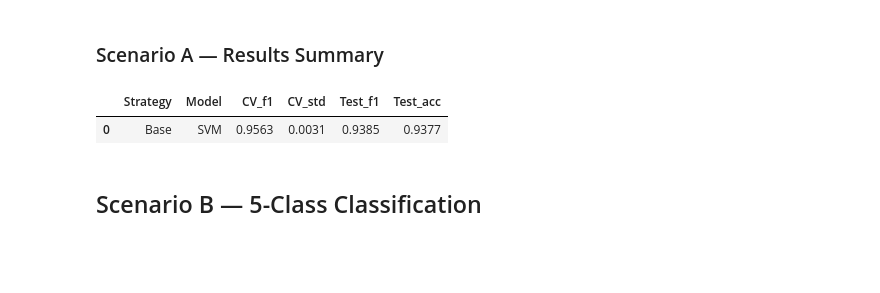
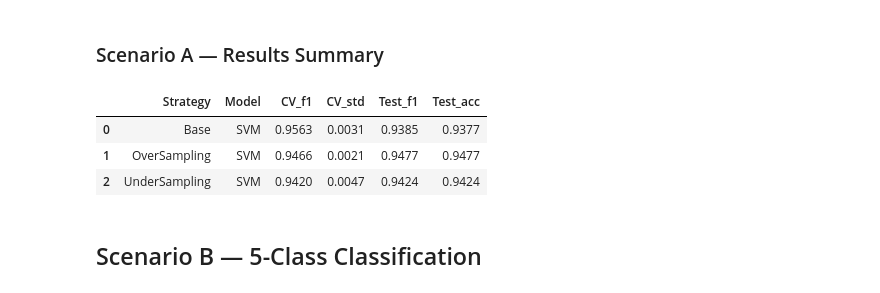
Before and after one commit to diogvasc/projetoAC, a Jupyter notebook: projetoACfinal.ipynb, the cells around one changed output. Saved outputs shown, nothing was run; the diff lists cells and outputs as text; code cells hidden in the pictures; blank space fills up the shorter version.

Commit message:
Added Over and Under sampling on SVM, and graphs

```diff
--- a/projetoACfinal.ipynb
+++ b/projetoACfinal.ipynb
@@ -449,7 +449,7 @@ Train class dist: {0: 3300, 1: 8700}
 # %% [markdown]
 #### SVM
 # %%
-results_A_svm = train_evaluate_svm(
+res_svm_A_base = train_evaluate_svm(
     X_scaled, y_A,
     scenario_name='Scenario A - Binary (no stress vs stress)',
     kernel='rbf',
@@ -562,0 +565,7 @@ Class dist: {0: 8700, 1: 8700}
+# %%
+res_svm_A_over = train_evaluate_svm(
+    X_over_A, y_over_A,
+    scenario_name='Scenario A - Binary (no stress vs stress) | OverSampling',
+    kernel='rbf',
+    C=1
+)
@@ -618,0 +649,7 @@ Class dist: {0: 3300, 1: 3300}
+# %%
+res_svm_A_under = train_evaluate_svm(
+    X_under_A, y_under_A,
+    scenario_name='Scenario A - Binary (no stress vs stress)| UnderSampling',
+    kernel='rbf',
+    C=1
+)
@@ -664,18 +720,22 @@ weighted avg       0.94      0.94      0.94      3000
 ### Scenario A — Results Summary
 # %%
 results_A = pd.DataFrame([
-    {'Strategy': 'Base',          'Model': 'Naive Bayes', 'CV_f1': res_nb_A_base[0],   'CV_std': res_nb_A_base[1],   'Test_f1': res_nb_A_base[2],   'Test_acc': res_nb_A_base[3]},
-    {'Strategy': 'Base',          'Model': 'MLP',         'CV_f1': res_mlp_A_base[0],  'CV_std': res_mlp_A_base[1],  'Test_f1': res_mlp_A_base[2],  'Test_acc': res_mlp_A_base[3]},
-    {'Strategy': 'Base',          'Model': 'SVM',         'CV_f1': results_A_svm['cv_mean'], 'CV_std': results_A_svm['cv_std'], 'Test_f1': results_A_svm['f1'], 'Test_acc': results_A_svm['accuracy']},
-    {'Strategy': 'OverSampling',  'Model': 'Naive Bayes', 'CV_f1': res_nb_A_over[0],   'CV_std': res_nb_A_over[1],   'Test_f1': res_nb_A_over[2],   'Test_acc': res_nb_A_over[3]},
-    {'Strategy': 'OverSampling',  'Model': 'MLP',         'CV_f1': res_mlp_A_over[0],  'CV_std': res_mlp_A_over[1],  'Test_f1': res_mlp_A_over[2],  'Test_acc': res_mlp_A_over[3]},
-    {'Strategy': 'UnderSampling', 'Model': 'Naive Bayes', 'CV_f1': res_nb_A_under[0],  'CV_std': res_nb_A_under[1],  'Test_f1': res_nb_A_under[2],  'Test_acc': res_nb_A_under[3]},
-    {'Strategy': 'UnderSampling', 'Model': 'MLP',         'CV_f1': res_mlp_A_under[0], 'CV_std': res_mlp_A_under[1], 'Test_f1': res_mlp_A_under[2], 'Test_acc': res_mlp_A_under[3]},
+  {'Strategy': 'Base',          'Model': 'SVM', 'CV_f1': res_svm_A_base['cv_mean'],  'CV_std': res_svm_A_base['cv_std'],  'Test_f1': res_svm_A_base['f1'],  'Test_acc': res_svm_A_base['accuracy']},
+  {'Strategy': 'Base',          'Model': 'Naive Bayes', 'CV_f1': res_nb_A_base[0],   'CV_std': res_nb_A_base[1],   'Test_f1': res_nb_A_base[2],   'Test_acc': res_nb_A_base[3]},
+  {'Strategy': 'Base',          'Model': 'MLP',         'CV_f1': res_mlp_A_base[0],  'CV_std': res_mlp_A_base[1],  'Test_f1': res_mlp_A_base[2],  'Test_acc': res_mlp_A_base[3]},
+  {'Strategy': 'OverSampling',  'Model': 'SVM', 'CV_f1': res_svm_A_over['cv_mean'],  'CV_std': res_svm_A_over['cv_std'],  'Test_f1': res_svm_A_over['f1'],  'Test_acc': res_svm_A_over['accuracy']},
+  {'Strategy': 'OverSampling',  'Model': 'Naive Bayes', 'CV_f1': res_nb_A_over[0],   'CV_std': res_nb_A_over[1],   'Test_f1': res_nb_A_over[2],   'Test_acc': res_nb_A_over[3]},
+  {'Strategy': 'OverSampling',  'Model': 'MLP',         'CV_f1': res_mlp_A_over[0],  'CV_std': res_mlp_A_over[1],  'Test_f1': res_mlp_A_over[2],  'Test_acc': res_mlp_A_over[3]},
+  {'Strategy': 'UnderSampling', 'Model': 'SVM', 'CV_f1': res_svm_A_under['cv_mean'], 'CV_std': res_svm_A_under['cv_std'], 'Test_f1': res_svm_A_under['f1'], 'Test_acc': res_svm_A_under['accuracy']},
+  {'Strategy': 'UnderSampling', 'Model': 'Naive Bayes', 'CV_f1': res_nb_A_under[0],  'CV_std': res_nb_A_under[1],  'Test_f1': res_nb_A_under[2],  'Test_acc': res_nb_A_under[3]},
+  {'Strategy': 'UnderSampling', 'Model': 'MLP',         'CV_f1': res_mlp_A_under[0], 'CV_std': res_mlp_A_under[1], 'Test_f1': res_mlp_A_under[2], 'Test_acc': res_mlp_A_under[3]},
 ]).round(4)
 display(results_A)
 # %% [output]
 |  | Strategy | Model | CV_f1 | CV_std | Test_f1 | Test_acc |
 | 0 | Base | SVM | 0.9563 | 0.0031 | 0.9385 | 0.9377 |
+| 1 | OverSampling | SVM | 0.9466 | 0.0021 | 0.9477 | 0.9477 |
+| 2 | UnderSampling | SVM | 0.9420 | 0.0047 | 0.9424 | 0.9424 |
 # %% [markdown]
 ## Scenario B — 5-Class Classification
 # %% [markdown]
```
Also changed, not shown: parts of 20 cells of this notebook.
